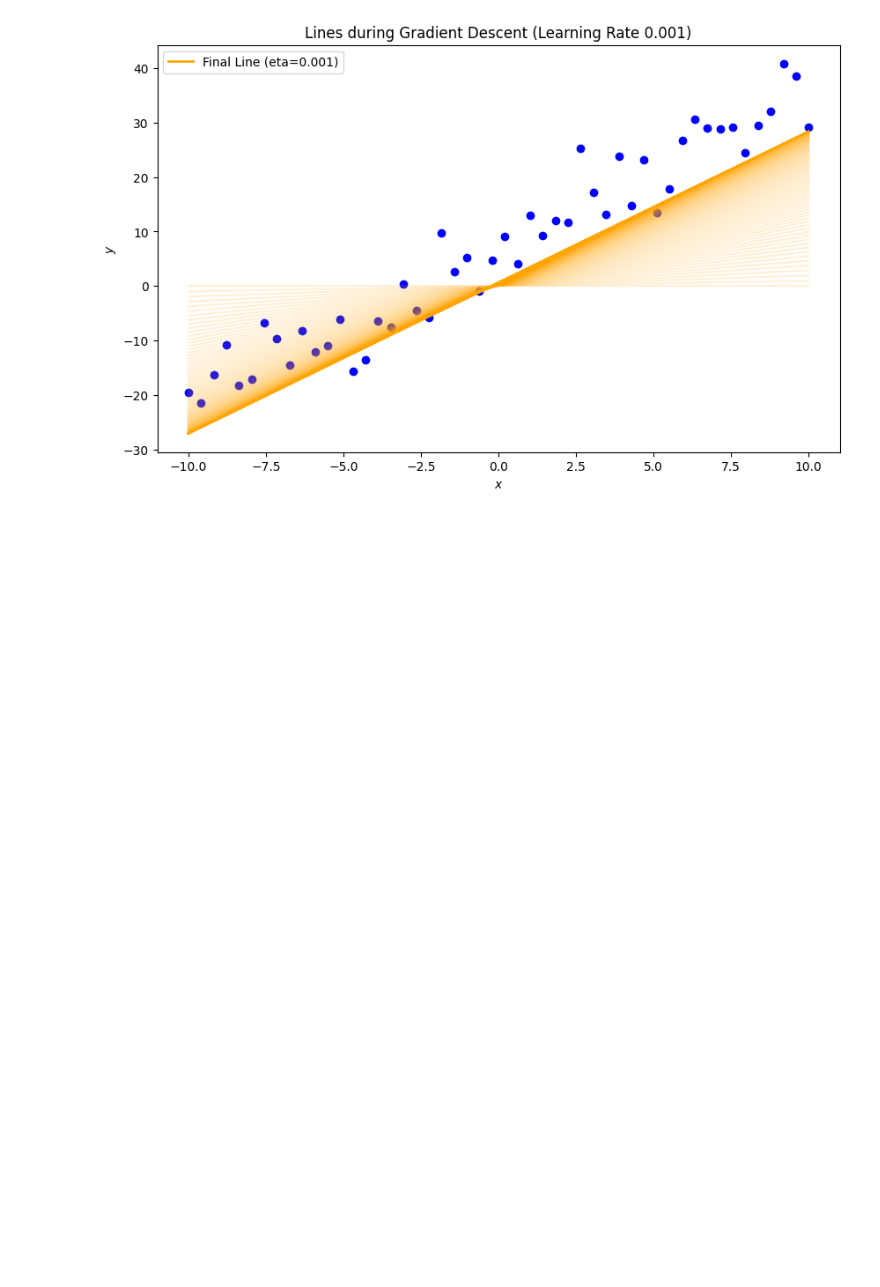
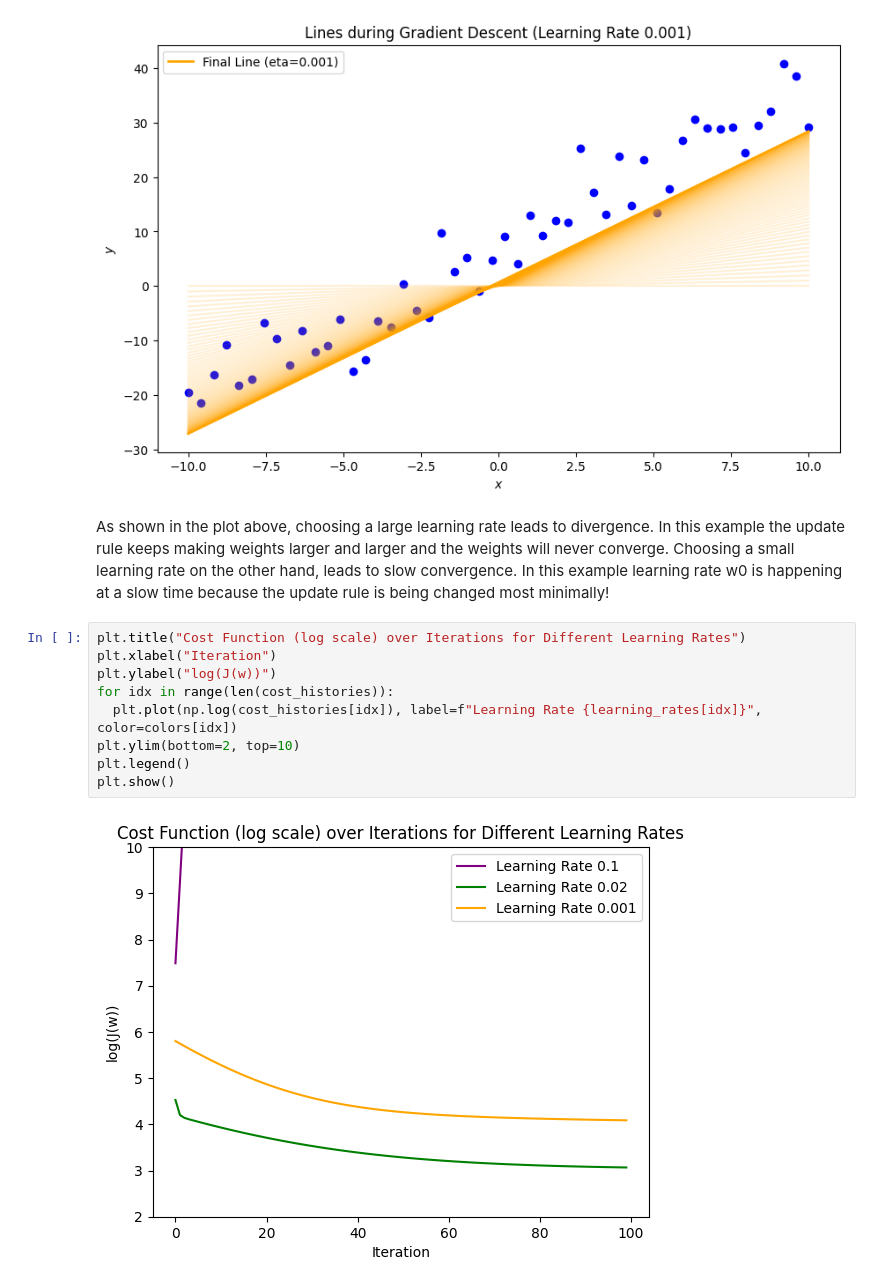
Before and after one commit to hoseinAkbari97/machine_learning_course, a Jupyter notebook: Chapter_01_Supervised_Learning/regression/Linear_Regression_1.ipynb, the cells around one changed output. Cells and saved outputs as stored; diff of their text form; blank space fills up the shorter version.

```diff
--- a/Chapter_01_Supervised_Learning/regression/Linear_Regression_1.ipynb
+++ b/Chapter_01_Supervised_Learning/regression/Linear_Regression_1.ipynb
@@ -383,3 +383,16 @@ for idx, eta in enumerate(learning_rates):
 [figure]
 [figure]
 [figure]
+# %% [markdown]
+As shown in the plot above, choosing a large learning rate leads to divergence. In this example the update rule keeps making weights larger and larger and the weights will never converge. Choosing a small learning rate on the other hand, leads to slow convergence. In this example learning rate w0 is happening at a slow time because the update rule is being changed most minimally!
+# %%
+plt.title("Cost Function (log scale) over Iterations for Different Learning Rates")
+plt.xlabel("Iteration")
+plt.ylabel("log(J(w))")
+for idx in range(len(cost_histories)):
+  plt.plot(np.log(cost_histories[idx]), label=f"Learning Rate {learning_rates[idx]}", color=colors[idx])
+plt.ylim(bottom=2, top=10)
+plt.legend()
+plt.show()
+# %% [output]
+[figure, added]
```
